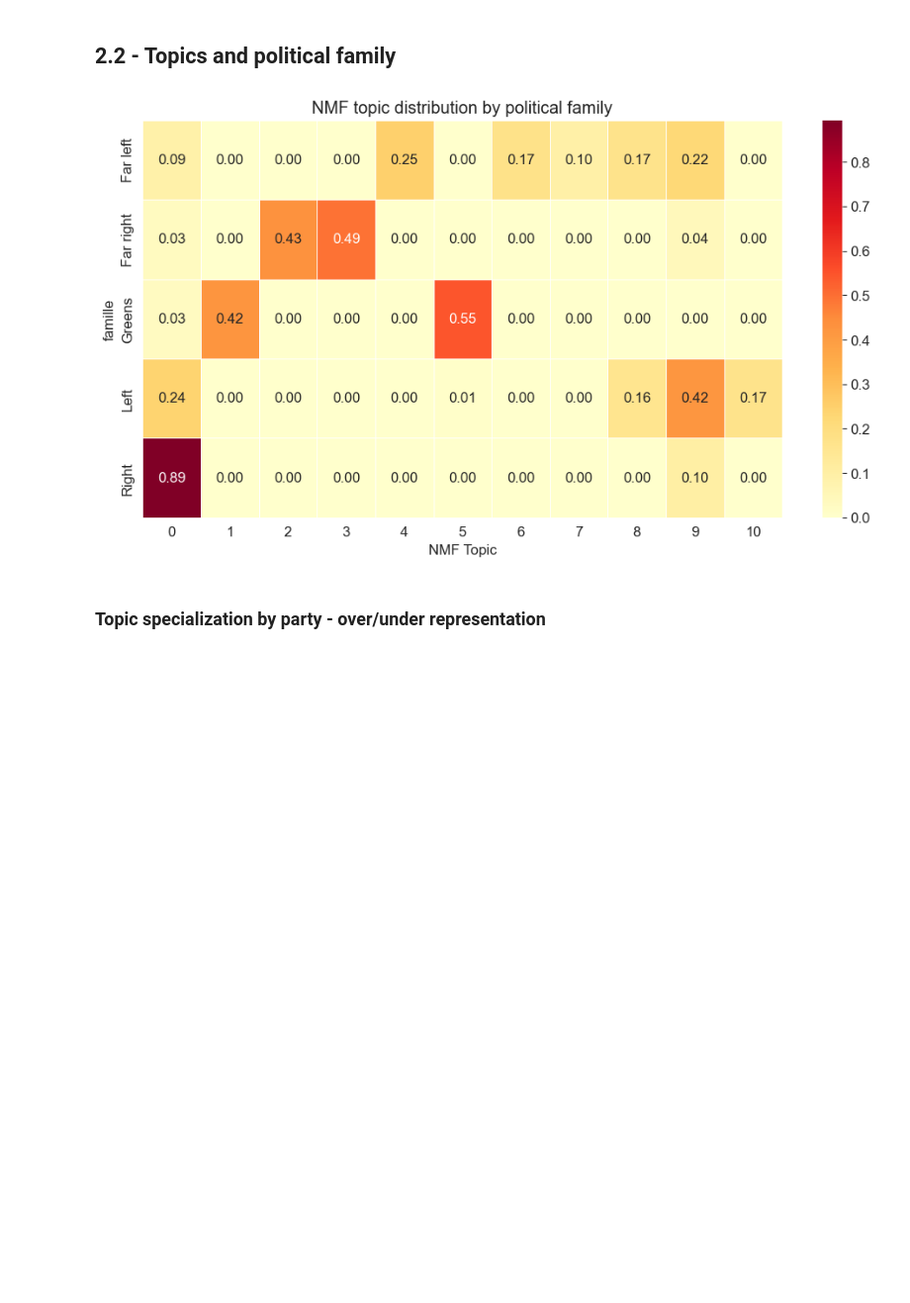
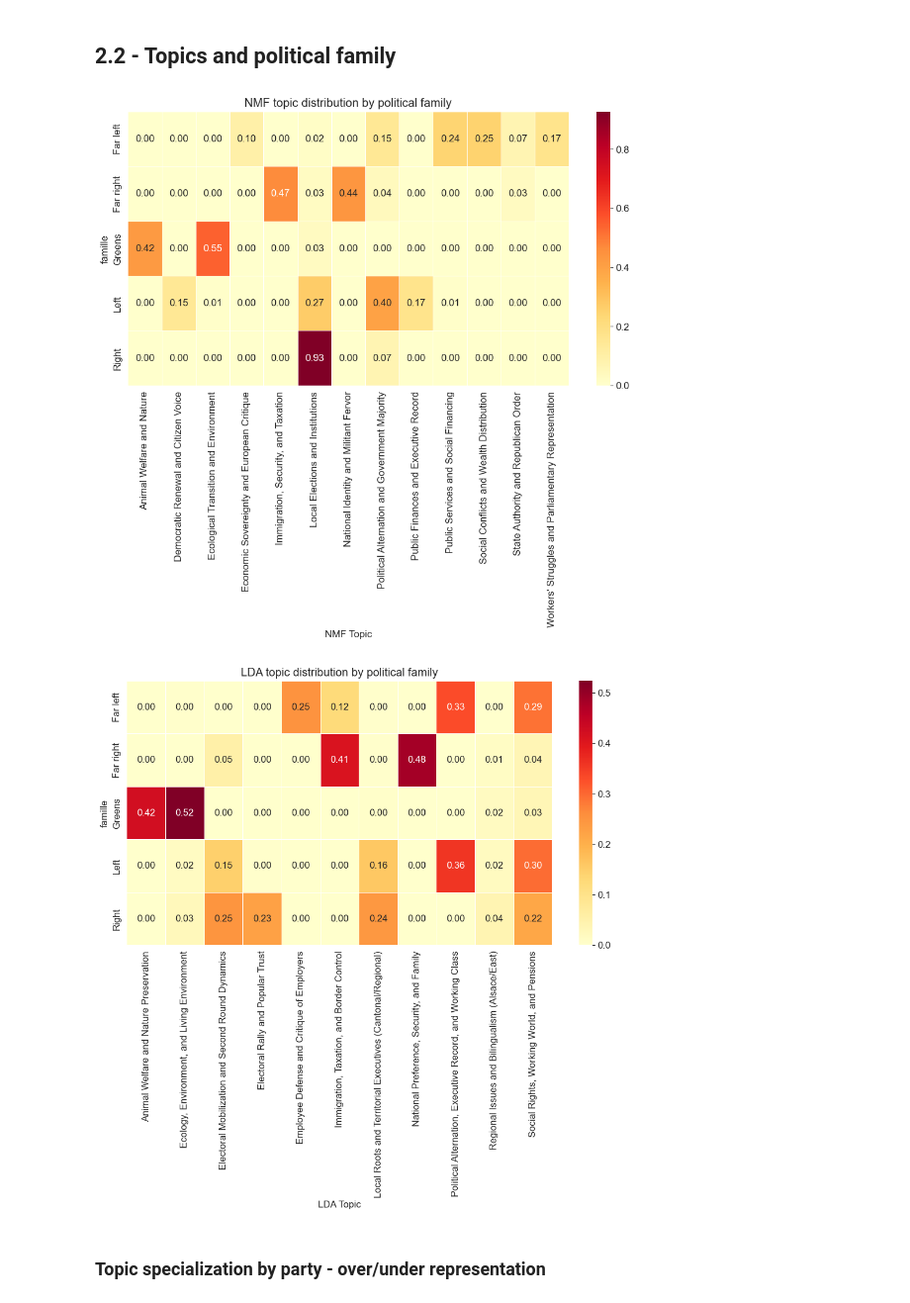
Before and after one commit to AntoineGilsonGH/nlp-archelec, a Jupyter notebook: 02_main.ipynb, the cells around one changed output. Shown at 99% size. Drawn from its saved outputs; the diff is of its cells as text; code cells hidden in the pictures; blank space fills up the shorter version.

Commit message:
plots

```diff
--- a/02_main.ipynb
+++ b/02_main.ipynb
@@ -43,7 +43,7 @@ CUSTOM_STOPWORDS = {
     'non', 'oui', 'où', 'comme', 'sans', 'avec', 'dans', 'pour',
     'par', 'sur', 'entre', 'vers', 'sous', 'depuis', 'après', 'avant',
     'contre', 'chez', 'car', 'donc', 'cela', 'celui', 'cette', 'ceux',
-    'politique', "didier", 'yvon', 'serge', 'claire',
+    'politique', "didier", 'yvon', 'serge', 'claire', 'france', 'français', 'udf', 'rpr', 'maire',
     'candidat', 'élection', 'vote', 'voter', 'circonscription', 'gauche', 'droite', 'centre', 'communiste', 'socialiste', 'écologiste',
     'falloir', 'pouvoir', 'devoir', 'savoir', 'vouloir', 'venir', 'aller', 'voir', 'prendre',
     'député', 'janvier', 'février', 'mars', 'avril', 'mai', 'juin', 'juillet', 'août', 'septembre', 'octobre', 'novembre', 'décembre',
@@ -527,23 +555,20 @@ Topic 10: rassemblement forces, forces, parti, extrême, avez, rassemblement, mi
 # %%
 nmf_topic_labels = {
-    0: "NMF Label 0 (e.g., Electoral Logistics)",
-    1: "NMF Label 1 (e.g., Economic Development)",
-    2: "NMF Label 2 (e.g., Social Progress)",
-    3: "NMF Label 3",
-    4: "NMF Label 4",
-    5: "NMF Label 5",
-    6: "NMF Label 6",
-    7: "NMF Label 7",
-    8: "NMF Label 8",
-    9: "NMF Label 9",
-    10: "NMF Label 10",
-    11: "NMF Label 11",
-    12: "NMF Label 12",
-    13: "NMF Label 13",
-    14: "NMF Label 14"
+    0: "Local Elections and Institutions",
+    1: "Animal Welfare and Nature",
+    2: "National Identity and Militant Fervor",
+    3: "Immigration, Security, and Taxation",
+    4: "Social Conflicts and Wealth Distribution",
+    5: "Ecological Transition and Environment",
+    6: "Workers' Struggles and Parliamentary Representation",
+    7: "Economic Sovereignty and European Critique",
+    8: "Public Finances and Executive Record",
+    9: "Political Alternation and Government Majority",
+    10: "Democratic Renewal and Citizen Voice",
+    11: "Public Services and Social Financing",
+    12: "State Authority and Republican Order"
 }
 
-# 4. Map the numeric ID to the descriptive text label
 df['nmf_topic_name'] = df['nmf_topic'].map(nmf_topic_labels).fillna("Unknown Topic")
 
 print("\nDistribution of dominant NMF topics:")
@@ -674,14 +732,23 @@ Generating NMF temporal evolution...
 # %%
 # Heatmap NMF × political family
 ct_nmf = pd.crosstab(df['famille'], df['nmf_topic_name'], normalize='index')
 plt.figure(figsize=(12, 6))
 sns.heatmap(ct_nmf, annot=True, fmt='.2f', cmap='YlOrRd', linewidths=0.5)
 plt.title('NMF topic distribution by political family')
 plt.xlabel('NMF Topic')
 plt.savefig('plots/nmf_topics_famille.png', dpi=150, bbox_inches='tight')
 plt.show()
+
+ct_nmf = pd.crosstab(df['famille'], df['lda_topic_name'], normalize='index')
+plt.figure(figsize=(12, 6))
+sns.heatmap(ct_nmf, annot=True, fmt='.2f', cmap='YlOrRd', linewidths=0.5)
+plt.title('LDA topic distribution by political family')
+plt.xlabel('LDA Topic')
+plt.savefig('plots/lda_topics_famille.png', dpi=150, bbox_inches='tight')
+plt.show()
 # %% [output]
-[figure, old version]
+[figure, new version]
+[figure, added]
 # %% [markdown]
 ### Topic specialization by party - over/under representation
 # %%
```
Also changed, not shown: parts of 24 cells of this notebook, 18 other files.
